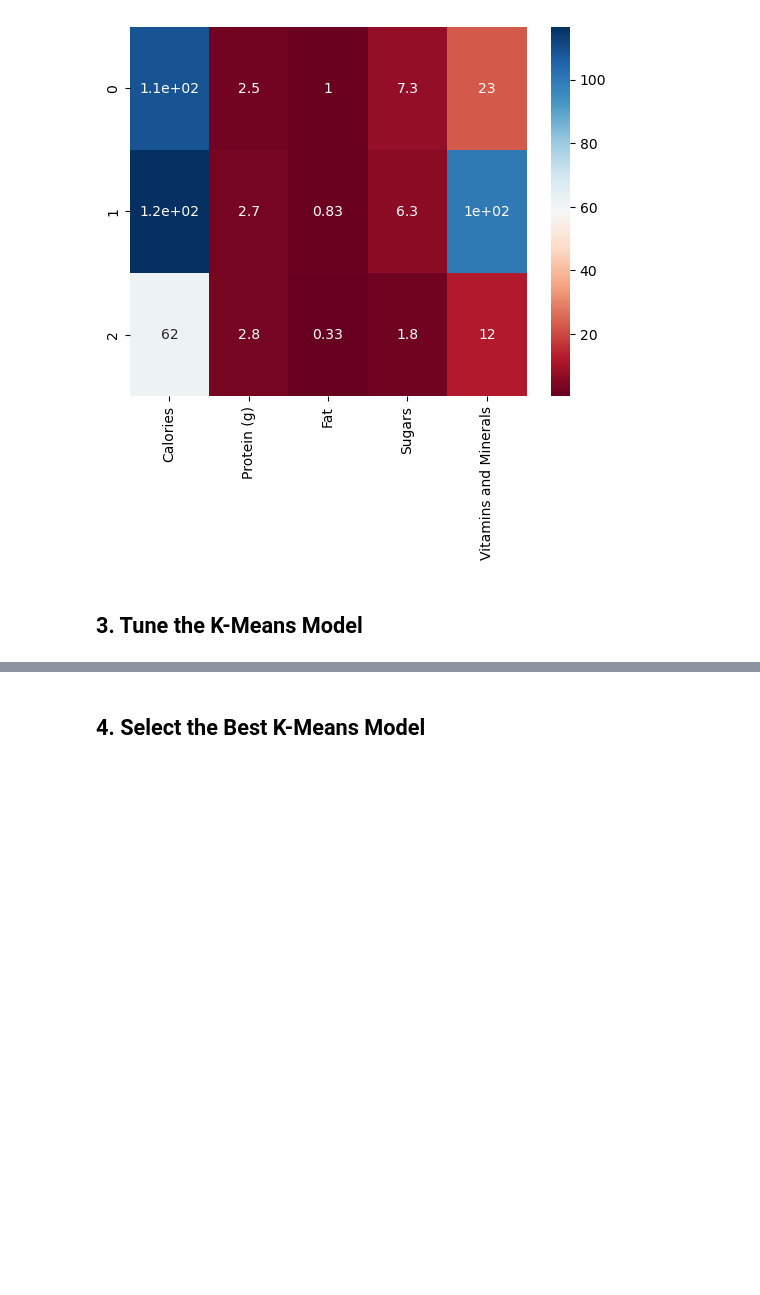
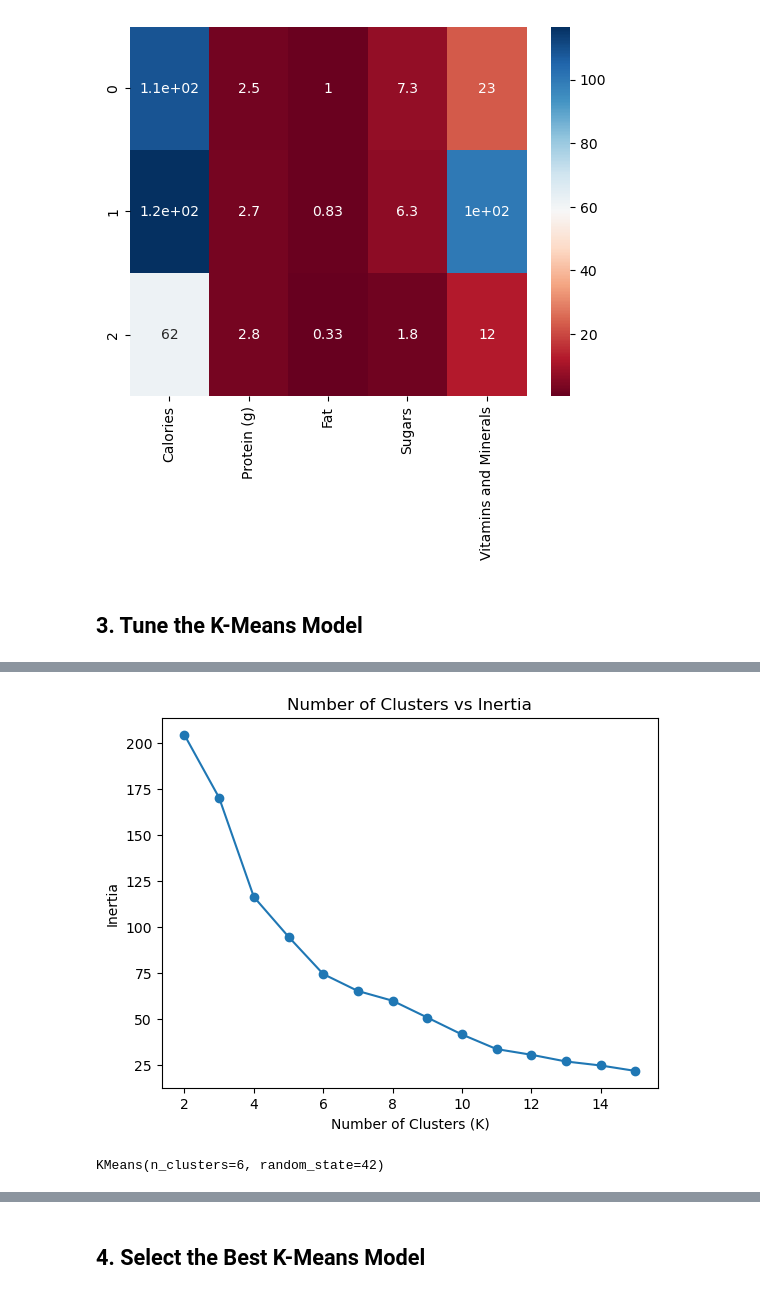
Before and after one commit to Camiloesp/PythonDataScience_UnsupervisedML, a Jupyter notebook: Course Assignment Notebooks/section04_clustering_assignments.ipynb, the cells around one changed output, grey strips where cells are left out. Saved outputs shown, nothing was run; the diff lists cells and outputs as text; code cells hidden in the pictures; blank space fills up the shorter version.

Commit message:
Tuning a K-Means Model

```diff
--- a/Course Assignment Notebooks/section04_clustering_assignments.ipynb
+++ b/Course Assignment Notebooks/section04_clustering_assignments.ipynb
@@ -128,0 +137,3 @@ sns.heatmap(pd.DataFrame(kmeans3.cluster_centers_, columns=data.columns), cmap='
+# %%
+data_subset = data.drop(columns=['Fat'])
+data_subset.head()
@@ -129,2 +147,8 @@ sns.heatmap(pd.DataFrame(kmeans3.cluster_centers_, columns=data.columns), cmap='
 # %%
 # 2. Standardize the remaining columns
+from sklearn.preprocessing import StandardScaler
+
+std_scaler = StandardScaler()
+standardized = std_scaler.fit_transform(data_subset)
+data_scaled = pd.DataFrame(standardized, columns=data_subset.columns)
+data_scaled.head()
@@ -140,0 +164,10 @@ sns.heatmap(pd.DataFrame(kmeans3.cluster_centers_, columns=data.columns), cmap='
+# %%
+# 1. Write a loop to fit K-Means Clustering models with 2 to 15 clusters
+inertia_values_scaled = []
+
+for k in range(2, 16):
+    kmeans = KMeans(n_clusters=k, n_init='auto', random_state=42)
+    kmeans.fit(data_scaled)
+    inertia_values_scaled.append(kmeans.inertia_)
+
+inertia_values_scaled
@@ -140,0 +189,11 @@ sns.heatmap(pd.DataFrame(kmeans3.cluster_centers_, columns=data.columns), cmap='
+# %%
+# 2. Create a plot with the number of clusters on the x-axis and the inertia on the y-axis
+import matplotlib.pyplot as plt
+
+inertia_series_scaled = pd.Series(inertia_values_scaled, index=range(2,16))
+inertia_series_scaled.plot(marker='o')
+plt.xlabel('Number of Clusters (K)')
+plt.ylabel('Inertia')
+plt.title('Number of Clusters vs Inertia');
+# %% [output]
+[figure, added]
@@ -140,0 +203,6 @@ sns.heatmap(pd.DataFrame(kmeans3.cluster_centers_, columns=data.columns), cmap='
+# %%
+# 4. Fit a K-Means Clustering model on the specific number of clusters at the elbow
+kmeans6 = KMeans(n_clusters=6, n_init='auto', random_state=42)
+kmeans6.fit(data_scaled) # Initializes clustering logic
+# %% [output]
+KMeans(n_clusters=6, random_state=42)
```
Also changed, not shown: parts of 11 cells of this notebook, 1 other file.
